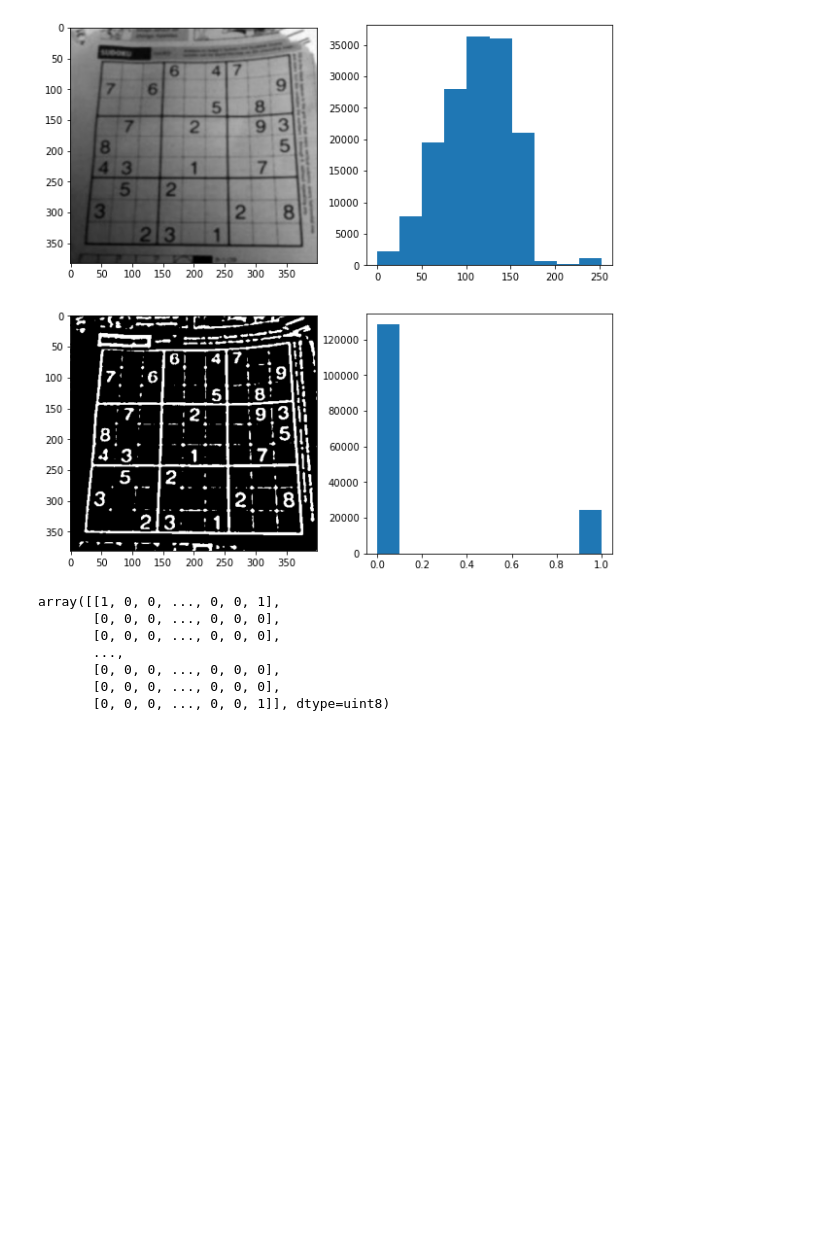
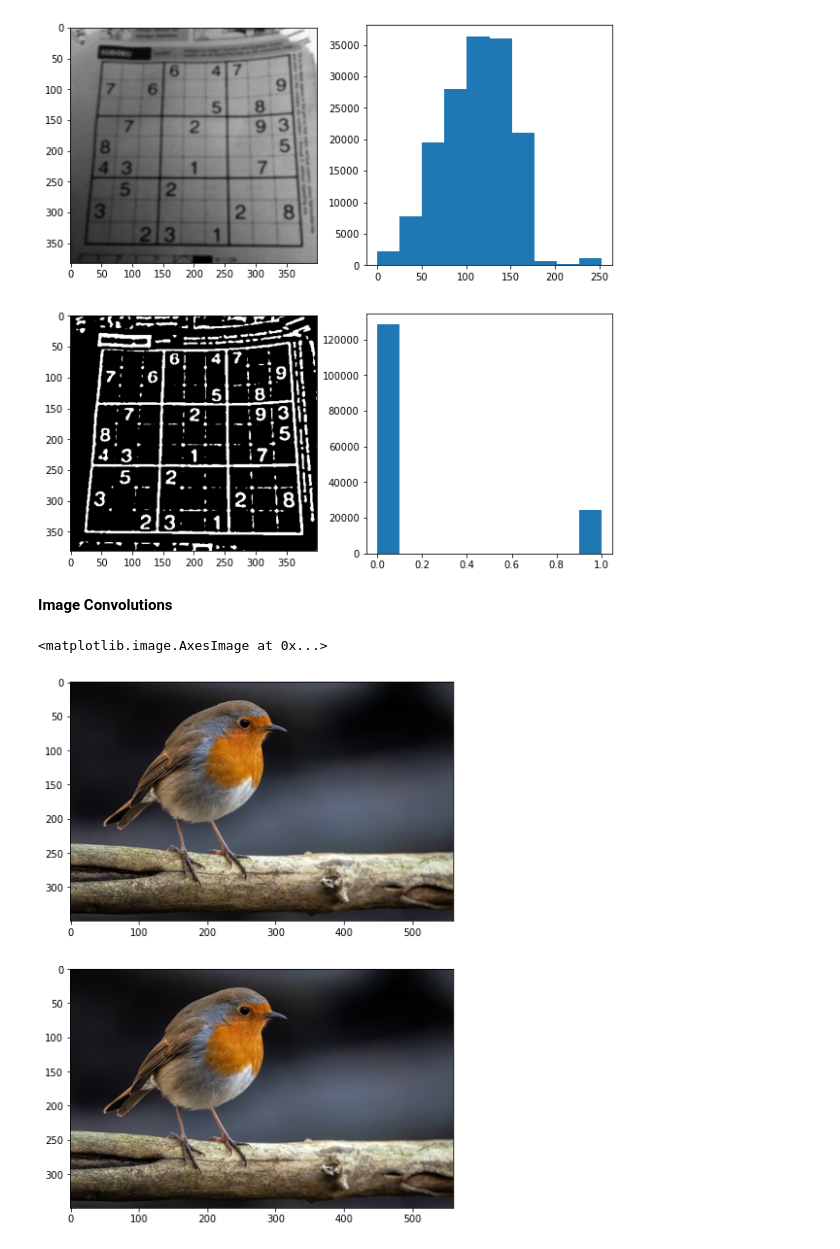
Before and after one commit to gokulg02/DEXBOT-CV-workshop, a Jupyter notebook: Image_filters_and_thresholding.ipynb, the cells around one changed output. Cells and saved outputs as stored; diff of their text form; code cells hidden in the pictures; blank space fills up the shorter version.

```diff
--- a/Image_filters_and_thresholding.ipynb
+++ b/Image_filters_and_thresholding.ipynb
@@ -124,13 +124,17 @@ ax[1,1].hist(np.ravel(mask))
  array([0. , 0.1, 0.2, 0.3, 0.4, 0.5, 0.6, 0.7, 0.8, 0.9, 1. ]),
  <BarContainer object of 10 artists>)
 [figure]
-# %%
-mask
-# %% [output]
-array([[1, 0, 0, ..., 0, 0, 1],
-       [0, 0, 0, ..., 0, 0, 0],
-       [0, 0, 0, ..., 0, 0, 0],
-       ...,
-       [0, 0, 0, ..., 0, 0, 0],
-       [0, 0, 0, ..., 0, 0, 0],
-       [0, 0, 0, ..., 0, 0, 1]], dtype=uint8)
+# %% [markdown]
+__Image Convolutions__
+# %%
+img = cv2.imread(r'data/robin.jpeg')
+kernel1 = np.array([[0, 0, 0],
+                    [0, 1, 0],
+                    [0, 0, 0]])
+identity = cv2.filter2D(img, -1, kernel1)
+f, ax = plt.subplots(2,figsize=(10, 10))
+ax[0].imshow(img[:,:,::-1])
+ax[1].imshow(identity[:,:,::-1])
+# %% [output]
+<matplotlib.image.AxesImage at 0x...>
+[figure, added]
```
Also changed, not shown: parts of 8 cells of this notebook.
